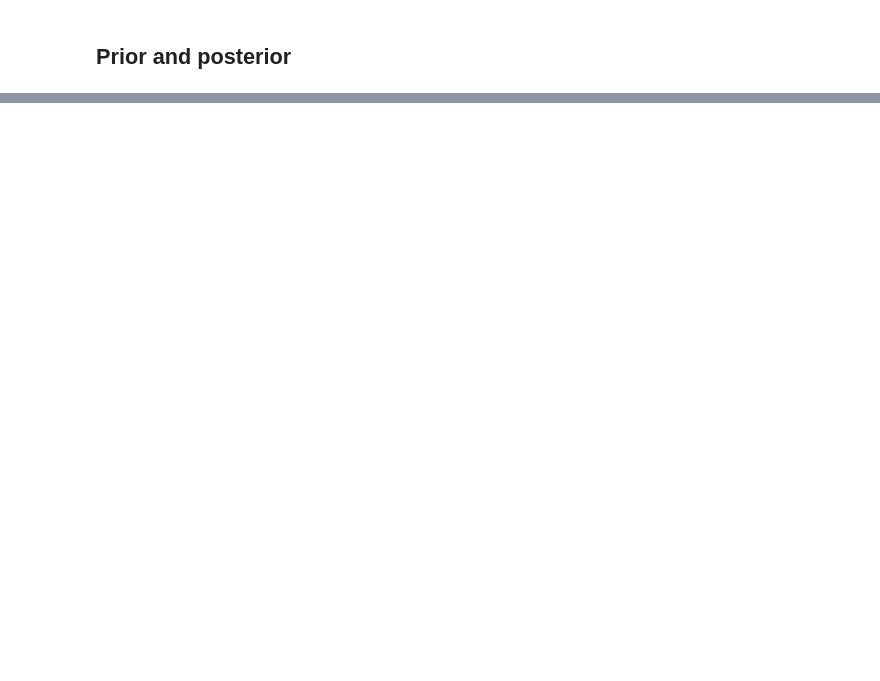
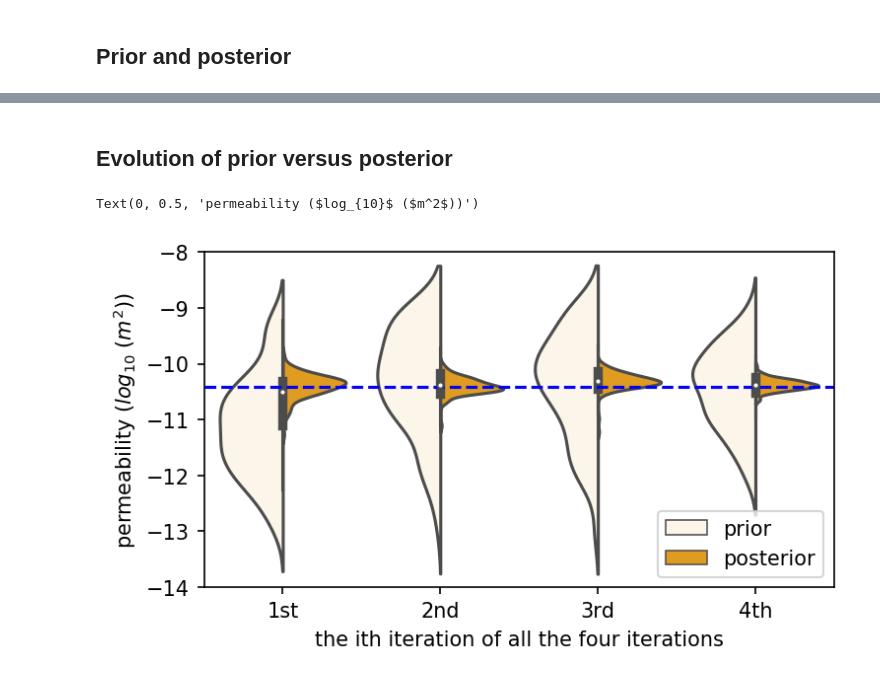
Before and after one commit to PeishiJiang/DART-PFLOTRAN, a Jupyter notebook: applications/workflow_ipynb/Visualize_DA_Results_1dthermal_perm.ipynb, the cells around one changed output, grey strips where cells are left out. Cells and saved outputs as stored; diff of their text form; code cells hidden in the pictures; blank space fills up the shorter version.

```diff
--- a/applications/workflow_ipynb/Visualize_DA_Results_1dthermal_perm.ipynb
+++ b/applications/workflow_ipynb/Visualize_DA_Results_1dthermal_perm.ipynb
@@ -145,0 +227,33 @@ ax.set_ylabel('Permeability ($log_{10}$ ($m^2$))')
+# %% [markdown]
+## Evolution of prior versus posterior
+# %%
+# Assemble data
+perm_df = pd.DataFrame(columns=["value","mda","type"])
+
+for i in range(dar4.total_mda_iterations):
+    perm_value_prior = dar4.prior['para'][0,i,:,timd_ind,0]
+    perm_value_post  = dar4.posterior['para'][0,i,:,timd_ind,0]
+    prior_str, post_str = ["prior"]*nens, ["posterior"]*nens
+    perm_df_mda1 = pd.DataFrame(np.array([perm_value_prior,np.ones(nens)*(i+1),prior_str]).T,
+                               columns=["value","mda","type"])
+    perm_df_mda2 = pd.DataFrame(np.array([perm_value_post,np.ones(nens)*(i+1), post_str]).T,
+                               columns=["value","mda","type"])
+    perm_df = perm_df.append(perm_df_mda1)
+    perm_df = perm_df.append(perm_df_mda2)
+perm_df = perm_df.astype({"value":float,"mda":float,"type":str})
+perm_df = perm_df.astype({"mda":int})
+
+# Plot
+_, ax = plt.subplots(1, 1, figsize=(5.5,3), dpi=150)
+ax = sns.violinplot(x="mda", y="value",hue='type',split=True,
+                    color="orange",data=perm_df,scale='width')
+ax.axhline(y=perm_true, linestyle='--', color='blue')
+handles, labels = ax.get_legend_handles_labels()
+ax.legend(handles, labels, loc='lower right')
+ax.set_xticklabels(["1st", "2nd", "3rd", "4th"])
+ax.set_xlabel('the ith iteration of all the four iterations')
+ax.set_ylim([-14,-8])
+ax.set_ylabel('permeability ($log_{10}$ ($m^2$))')
+# %% [output]
+Text(0, 0.5, 'permeability ($log_{10}$ ($m^2$))')
+[figure, added]
```
Also changed, not shown: parts of 22 cells of this notebook, 7 other files.
